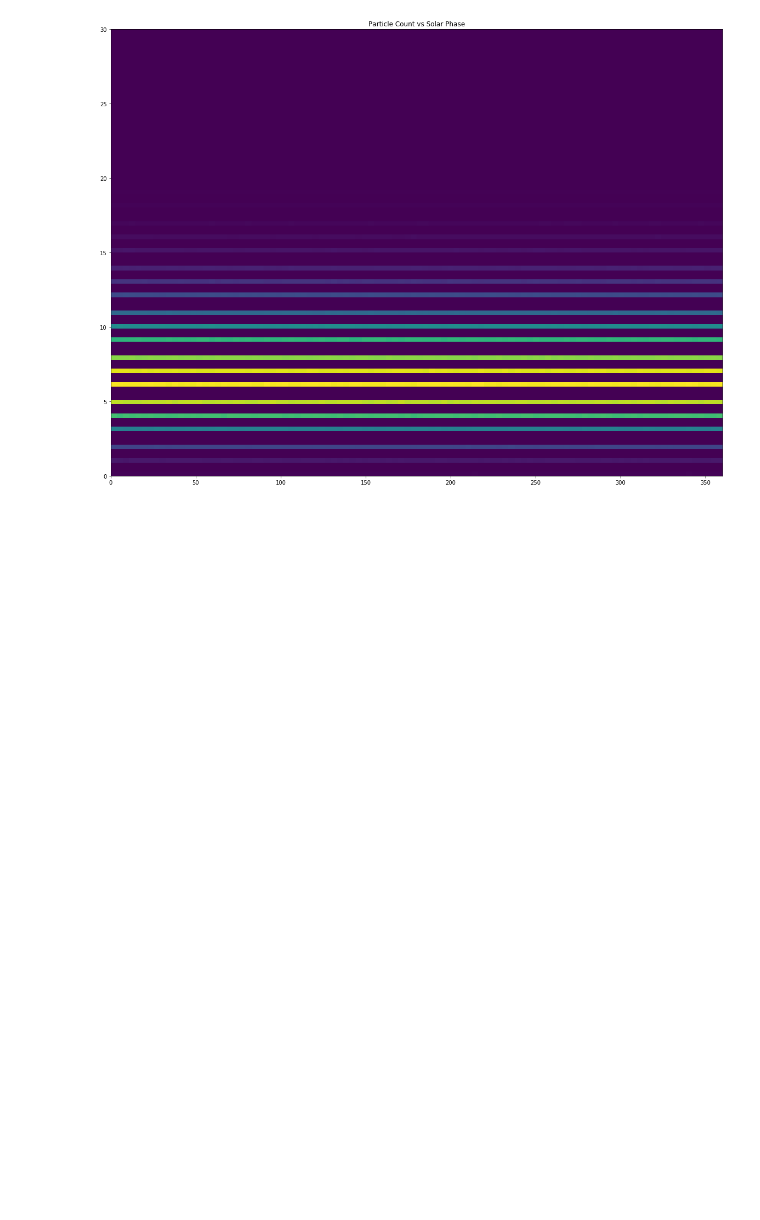
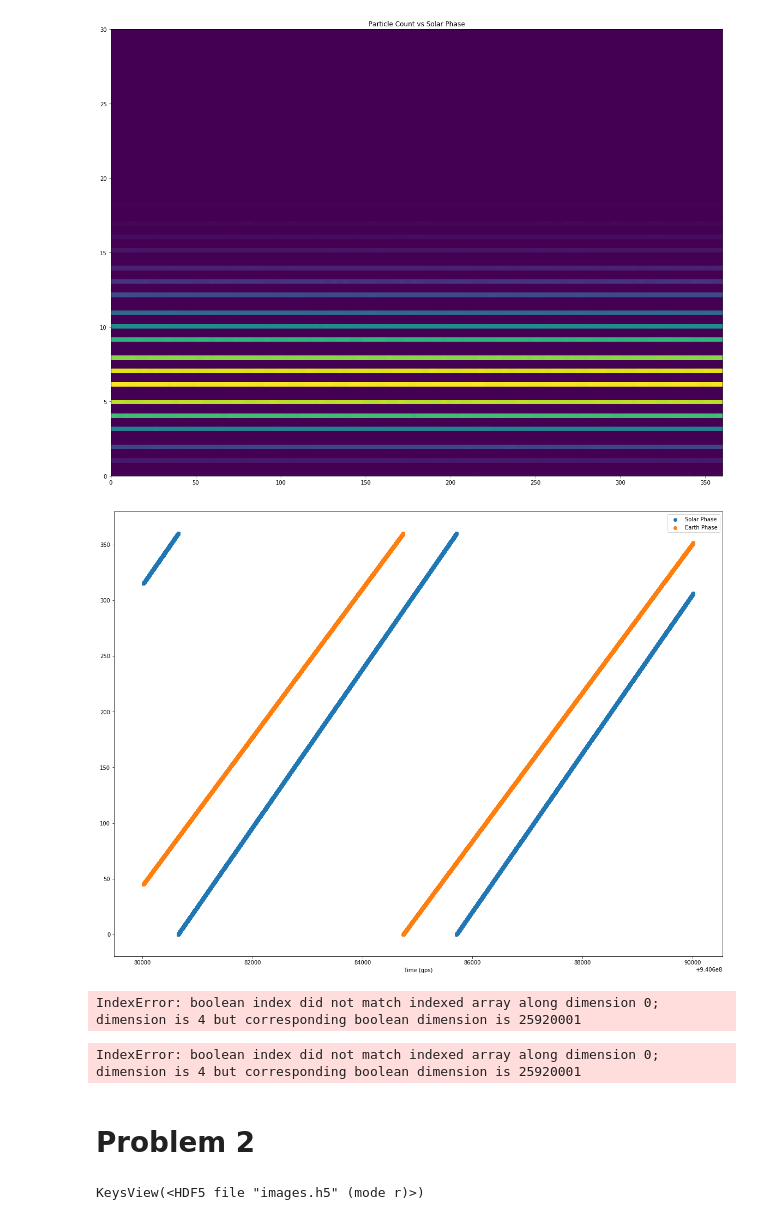
Before and after one commit to s-agiedd/PHYS_434, a Jupyter notebook: Labs/Alyssa_Giedd_Lab4.ipynb, the cells around one changed output. Drawn from its saved outputs; the diff is of its cells as text; code cells hidden in the pictures; blank space fills up the shorter version.

```diff
--- a/Labs/Alyssa_Giedd_Lab4.ipynb
+++ b/Labs/Alyssa_Giedd_Lab4.ipynb
@@ -78,0 +63,65 @@ plt.show()
+# %%
+# 2) The background is not consistent across the dataset. Find and describe as accurately as you can how the background
+# changes.
+plt.scatter(data[0, 0:100000], data[1, 0:100000], label = "Solar Phase")
+plt.scatter(data[0, 0:100000], data[2, 0:100000], label = "Earth Phase")
+plt.legend()
+plt.xlabel("Time (gps)")
+plt.show()
+# %% [output]
+[figure, added]
+# %%
+# 3) Create a model for the background that includes time dependence, and explicitly compare your model to the data.
+# How good is your model of the background
+def plot_bg(n):
+
+    D = data[(data[2,:] < data[2,n+15])]
+    D = D[(data[2,:] >= data[2,n-15])]
+
+    mu=D.mean()
+
+    x = np.arange(0,30,1)
+    plt.plot(x,stats.poisson.pmf(x,mu[3],loc=0), linewidth = 5, alpha = .5,label = "Model")
+    plt.hist(D["Particle Count"], bins=np.arange(0,40,1), density=True, color = "red", label =  "Background")
+    plt.yscale("Log")
+    plt.ylabel("Freq")
+    plt.xlabel("Particle Count")
+    plt.title("Earth Phase Background")
+    plt.legend()
+    plt.show()
+
+
+plot_bg(300)
+plot_bg(4000)
+plot_bg(50000)
+plot_bg(900000)
+# %% [output]
+IndexError: boolean index did not match indexed array along dimension 0; dimension is 4 but corresponding boolean dimension is 25920001
+# %%
+# 4) Because the background varies, your discovery sensitivity threshold (how many particles you would need to see) also
+# varies. What is the '5-sigma' threshold for a 100 millisecond GRB at different times?
+def fiveSig100m(n):
+    #n=1099000
+
+    D = data[(data[2,:] < data[2,n+15])]
+    D = D[(data[2,:] >= data[2,n-15])]
+
+    mu=D.mean()
+    threshold = scipy.stats.poisson.ppf(stats.norm.cdf(5),mu[3], loc=0)
+    return(threshold)
+
+times = [5600, 590000, 5840000, 5390, 2038429, 2384203]
+
+for i in range(len(times)):
+    print("The 5 sigma threshold {0:1.0f} particle in a 100 millisecond GRB at time {1:1.0f}".format(fiveSig100m(times[i]),data[0, times[i]]))
+# %% [output]
+IndexError: boolean index did not match indexed array along dimension 0; dimension is 4 but corresponding boolean dimension is 25920001
+# %% [markdown]
+# Problem 2
+# %%
+# 1) Dowload the data from images.h5. This is a stack of 10 square images, each 200 pixels on a side.
+hf = h5py.File('images.h5', 'r')
+print(hf.keys())
+imStack = np.array(hf.get('imagestack'))
+# %% [output]
+KeysView(<HDF5 file "images.h5" (mode r)>)
```
Also changed, not shown: parts of 6 cells of this notebook.
